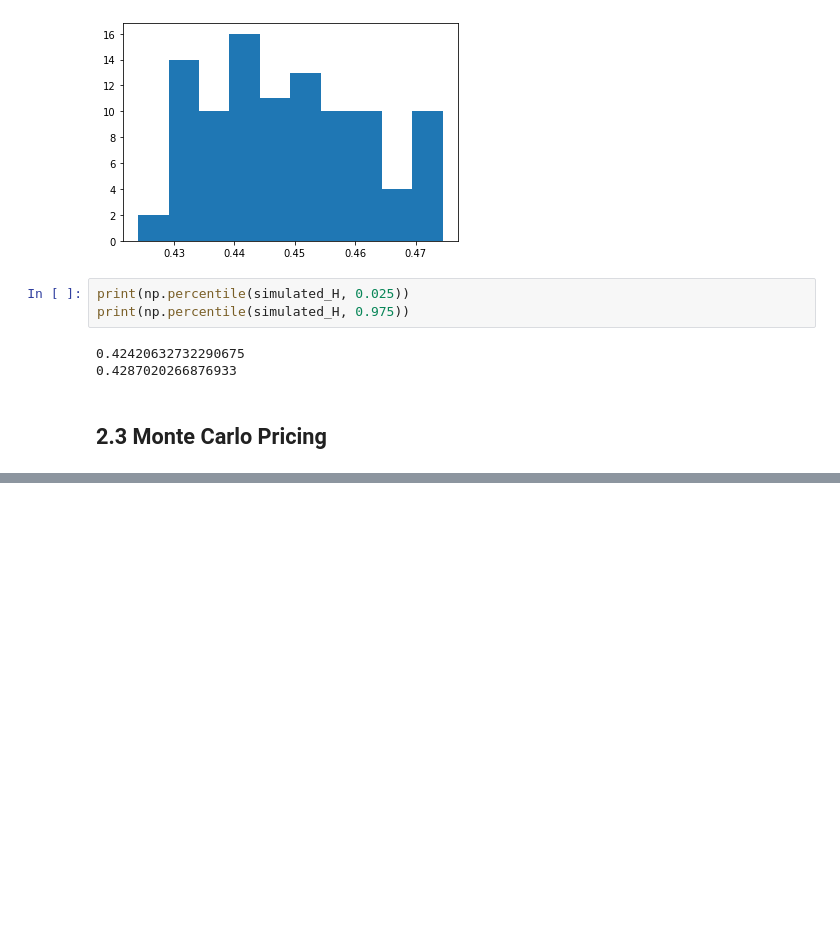
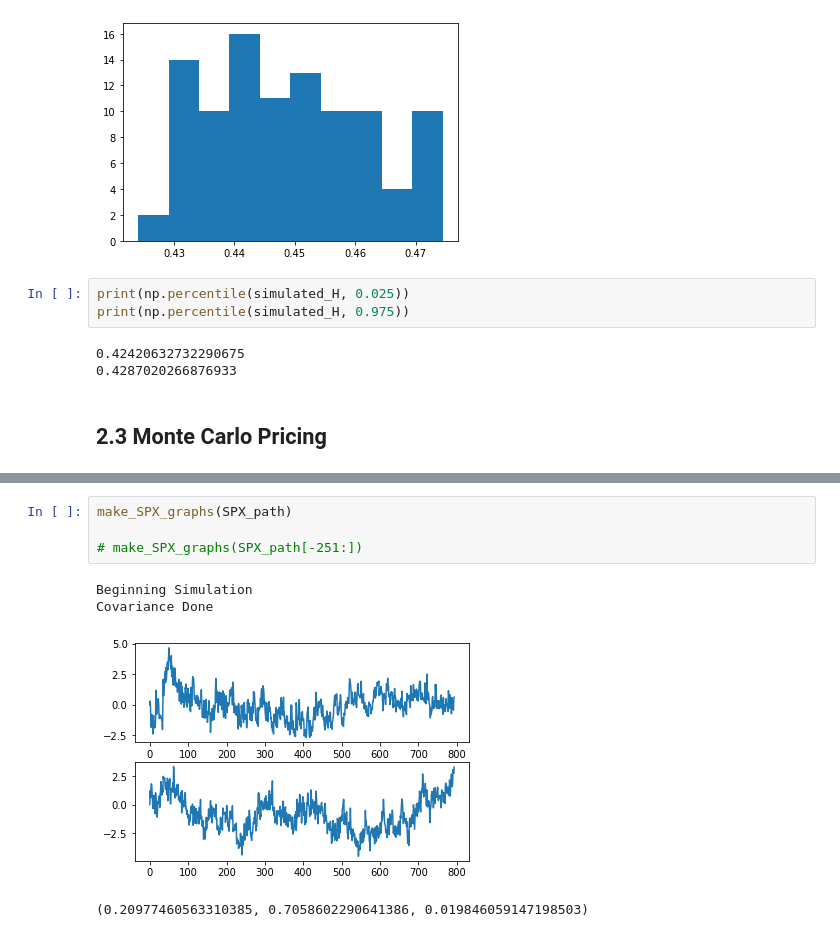
Before and after one commit to Jamjam1729/Dissertation, a Jupyter notebook: Dissertation.ipynb, the cells around one changed output, grey strips where cells are left out. Saved outputs shown, nothing was run; the diff lists cells and outputs as text; blank space fills up the shorter version.

```diff
--- a/Dissertation.ipynb
+++ b/Dissertation.ipynb
@@ -543,0 +583,9 @@ get_IV_from_price(1, 0, np.exp(-0.15), 1, 0, np.mean(np.maximum(S1_paths - np.ex
+# %%
+make_SPX_graphs(SPX_path)
+
+# make_SPX_graphs(SPX_path[-251:])
+# %% [output]
+Beginning Simulation
+Covariance Done
+[figure, added]
+(0.20977460563310385, 0.7058602290641386, 0.019846059147198503)
```
Also changed, not shown: parts of 18 cells of this notebook.
